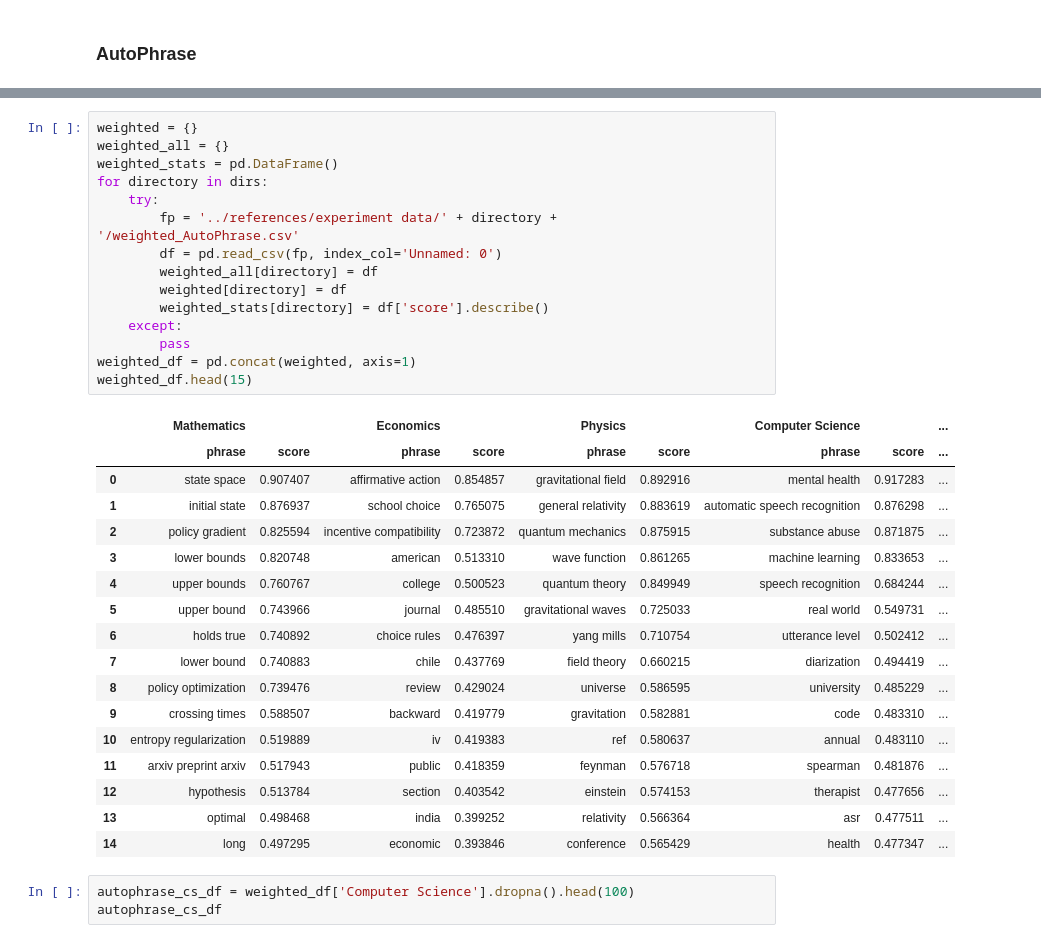
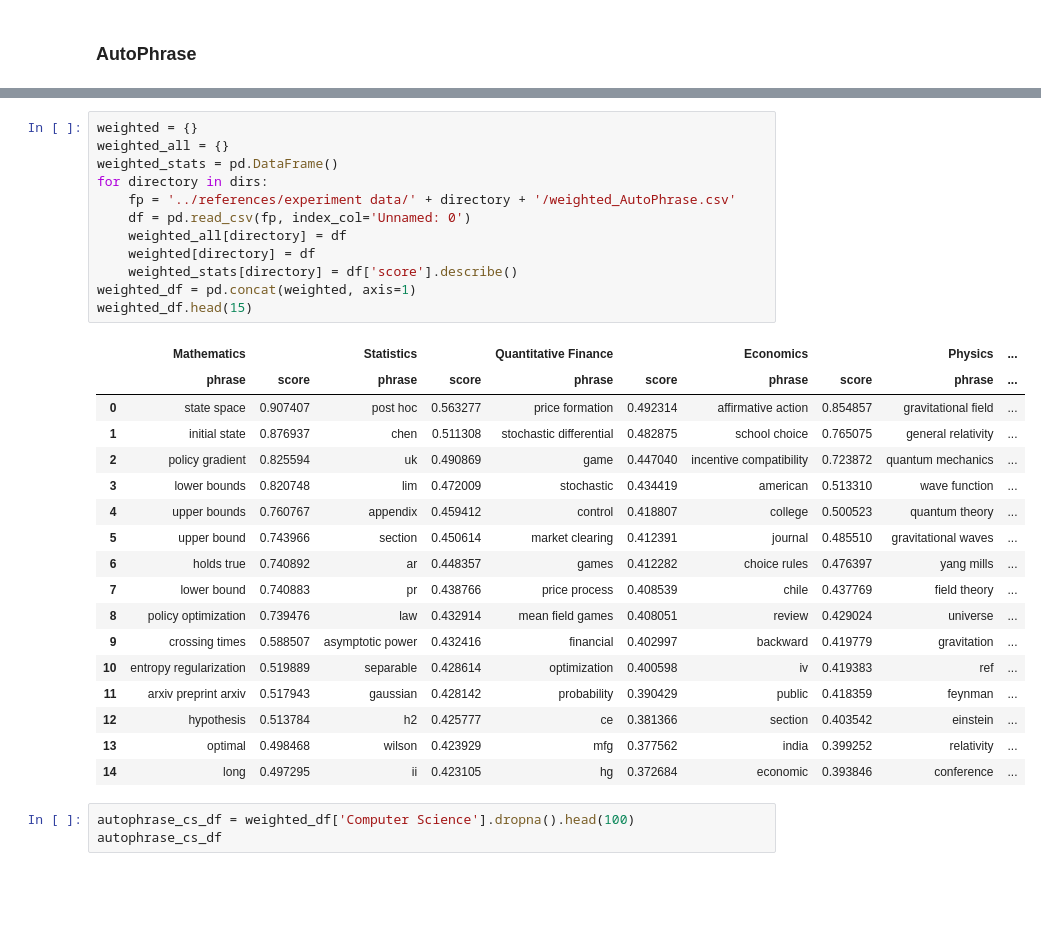
Before and after one commit to YichunRen/AutoLibrary-Scientific-Paper-Keywords-Extraction-, a Jupyter notebook: notebooks/Experiment.ipynb, the cells around one changed output, grey strips where cells are left out. Cells and saved outputs as stored; diff of their text form; blank space fills up the shorter version.

```diff
--- a/notebooks/Experiment.ipynb
+++ b/notebooks/Experiment.ipynb
@@ -77,36 +76,33 @@ dirs
 # %%
 weighted = {}
 weighted_all = {}
 weighted_stats = pd.DataFrame()
 for directory in dirs:
-    try:
-        fp = '../references/experiment data/' + directory + '/weighted_AutoPhrase.csv'
-        df = pd.read_csv(fp, index_col='Unnamed: 0')
-        weighted_all[directory] = df
-        weighted[directory] = df
-        weighted_stats[directory] = df['score'].describe()
-    except:
-        pass
+    fp = '../references/experiment data/' + directory + '/weighted_AutoPhrase.csv'
+    df = pd.read_csv(fp, index_col='Unnamed: 0')
+    weighted_all[directory] = df
+    weighted[directory] = df
+    weighted_stats[directory] = df['score'].describe()
 weighted_df = pd.concat(weighted, axis=1)
 weighted_df.head(15)
 # %% [output]
-|  | Mathematics |  | Economics |  | Physics |  | Computer Science |  | ... |
-|  | phrase | score | phrase | score | phrase | score | phrase | score | ... |
-| 0 | state space | 0.907407 | affirmative action | 0.854857 | gravitational field | 0.892916 | mental health | 0.917283 | ... |
-| 1 | initial state | 0.876937 | school choice | 0.765075 | general relativity | 0.883619 | automatic speech recognition | 0.876298 | ... |
-| 2 | policy gradient | 0.825594 | incentive compatibility | 0.723872 | quantum mechanics | 0.875915 | substance abuse | 0.871875 | ... |
-| 3 | lower bounds | 0.820748 | american | 0.513310 | wave function | 0.861265 | machine learning | 0.833653 | ... |
-| 4 | upper bounds | 0.760767 | college | 0.500523 | quantum theory | 0.849949 | speech recognition | 0.684244 | ... |
-| 5 | upper bound | 0.743966 | journal | 0.485510 | gravitational waves | 0.725033 | real world | 0.549731 | ... |
-| 6 | holds true | 0.740892 | choice rules | 0.476397 | yang mills | 0.710754 | utterance level | 0.502412 | ... |
-| 7 | lower bound | 0.740883 | chile | 0.437769 | field theory | 0.660215 | diarization | 0.494419 | ... |
-| 8 | policy optimization | 0.739476 | review | 0.429024 | universe | 0.586595 | university | 0.485229 | ... |
-| 9 | crossing times | 0.588507 | backward | 0.419779 | gravitation | 0.582881 | code | 0.483310 | ... |
-| 10 | entropy regularization | 0.519889 | iv | 0.419383 | ref | 0.580637 | annual | 0.483110 | ... |
-| 11 | arxiv preprint arxiv | 0.517943 | public | 0.418359 | feynman | 0.576718 | spearman | 0.481876 | ... |
-| 12 | hypothesis | 0.513784 | section | 0.403542 | einstein | 0.574153 | therapist | 0.477656 | ... |
-| 13 | optimal | 0.498468 | india | 0.399252 | relativity | 0.566364 | asr | 0.477511 | ... |
-| 14 | long | 0.497295 | economic | 0.393846 | conference | 0.565429 | health | 0.477347 | ... |
+|  | Mathematics |  | Statistics |  | Quantitative Finance |  | Economics |  | Physics | ... |
+|  | phrase | score | phrase | score | phrase | score | phrase | score | phrase | ... |
+| 0 | state space | 0.907407 | post hoc | 0.563277 | price formation | 0.492314 | affirmative action | 0.854857 | gravitational field | ... |
+| 1 | initial state | 0.876937 | chen | 0.511308 | stochastic differential | 0.482875 | school choice | 0.765075 | general relativity | ... |
+| 2 | policy gradient | 0.825594 | uk | 0.490869 | game | 0.447040 | incentive compatibility | 0.723872 | quantum mechanics | ... |
+| 3 | lower bounds | 0.820748 | lim | 0.472009 | stochastic | 0.434419 | american | 0.513310 | wave function | ... |
+| 4 | upper bounds | 0.760767 | appendix | 0.459412 | control | 0.418807 | college | 0.500523 | quantum theory | ... |
+| 5 | upper bound | 0.743966 | section | 0.450614 | market clearing | 0.412391 | journal | 0.485510 | gravitational waves | ... |
+| 6 | holds true | 0.740892 | ar | 0.448357 | games | 0.412282 | choice rules | 0.476397 | yang mills | ... |
+| 7 | lower bound | 0.740883 | pr | 0.438766 | price process | 0.408539 | chile | 0.437769 | field theory | ... |
+| 8 | policy optimization | 0.739476 | law | 0.432914 | mean field games | 0.408051 | review | 0.429024 | universe | ... |
+| 9 | crossing times | 0.588507 | asymptotic power | 0.432416 | financial | 0.402997 | backward | 0.419779 | gravitation | ... |
+| 10 | entropy regularization | 0.519889 | separable | 0.428614 | optimization | 0.400598 | iv | 0.419383 | ref | ... |
+| 11 | arxiv preprint arxiv | 0.517943 | gaussian | 0.428142 | probability | 0.390429 | public | 0.418359 | feynman | ... |
+| 12 | hypothesis | 0.513784 | h2 | 0.425777 | ce | 0.381366 | section | 0.403542 | einstein | ... |
+| 13 | optimal | 0.498468 | wilson | 0.423929 | mfg | 0.377562 | india | 0.399252 | relativity | ... |
+| 14 | long | 0.497295 | ii | 0.423105 | hg | 0.372684 | economic | 0.393846 | conference | ... |
 # %%
 autophrase_cs_df = weighted_df['Computer Science'].dropna().head(100)
 autophrase_cs_df
```
Also changed, not shown: parts of 38 cells of this notebook.
